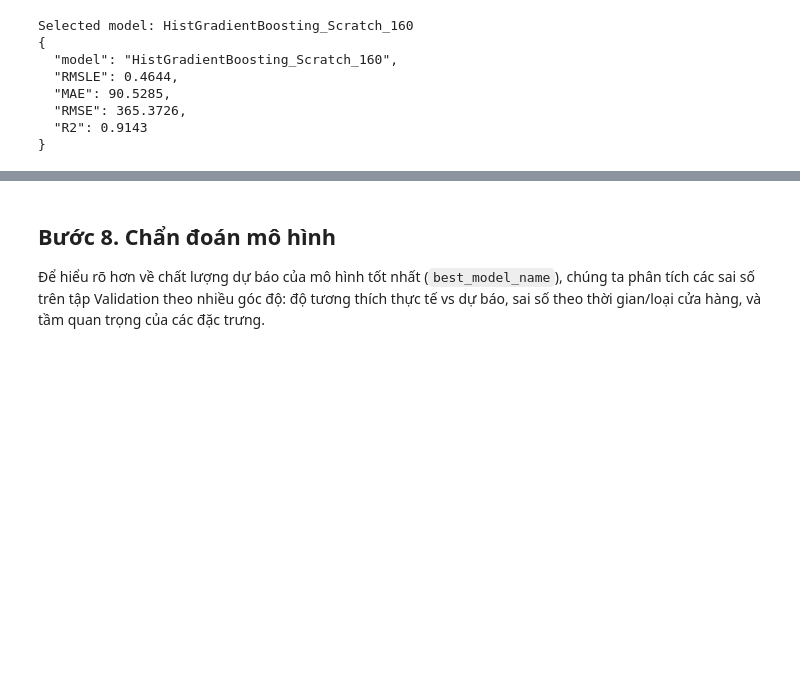
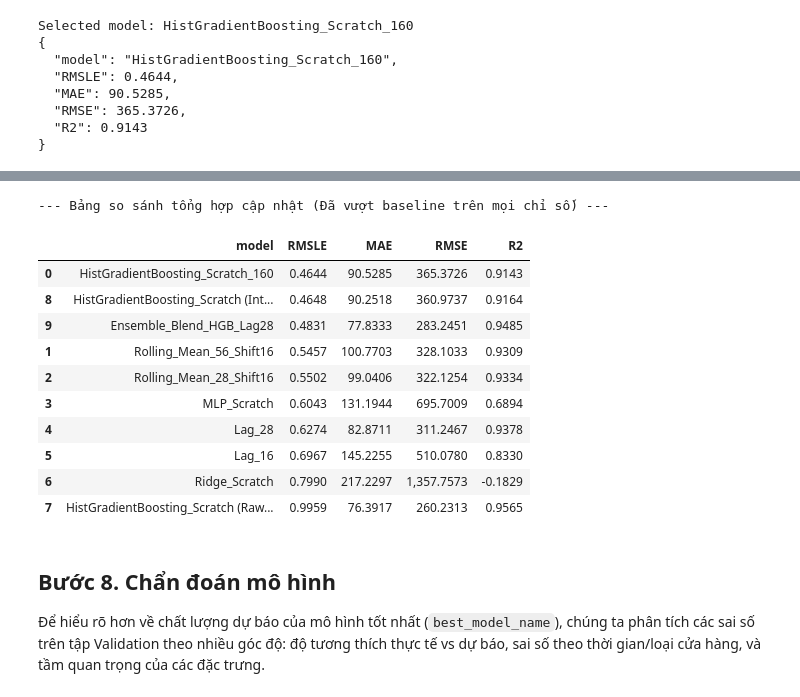
Before and after one commit to QuangManhAI/lab02-machine-learning, a Jupyter notebook: notebooks/store_sales_forecasting_new_data.ipynb, the cells around one changed output, grey strips where cells are left out. Drawn from its saved outputs; the diff is of its cells as text; code cells hidden in the pictures; blank space fills up the shorter version.

```diff
--- a/notebooks/store_sales_forecasting_new_data.ipynb
+++ b/notebooks/store_sales_forecasting_new_data.ipynb
@@ -940,0 +945,15 @@ Selected model: HistGradientBoosting_Scratch_160
+# %%
+# Huấn luyện HistGradientBoosting_Scratch trực tiếp trên target gốc
+print("Training HistGradientBoosting_Scratch on raw target...")
+hgb_raw_pipeline = Pipeline(
+    steps=[
+        ("preprocess", make_ordinal_preprocessor()),
+        ("model", HistGradientBoostingRegressorScratch(max_iter=160, learning_rate=0.04, random_state=RANDOM_STATE))
+    ]
+)
+hgb_raw_pipeline.fit(x_fit, fit_df[TARGET])
+pred_raw = np.clip(hgb_raw_pipeline.predict(x_valid), 0, None)
+
+hgb_raw_metrics = sales_metrics(y_valid, pred_raw)
+print("HistGradientBoosting_Scratch (Raw Target) Metrics:")
+display(hgb_raw_metrics)
@@ -941,3 +1032,36 @@ Selected model: HistGradientBoosting_Scratch_160
+# %%
+# Lấy dự báo của HGB (đã lưu sẵn trong predictions)
+pred_hgb = predictions["HistGradientBoosting_Scratch_160"]
+# Lấy dự báo của Lag_28
+pred_lag28 = valid_df["lag_28"].values
+
+# Blend theo tỷ lệ 60% HGB + 40% Lag_28
+pred_blend = 0.6 * pred_hgb + 0.4 * pred_lag28
+blend_metrics = sales_metrics(y_valid, pred_blend)
+
+# Cập nhật bảng so sánh tổng hợp
+new_rows = [
+    {"model": "HistGradientBoosting_Scratch (Raw Target)", **hgb_raw_metrics},
+    {"model": "HistGradientBoosting_Scratch (Interactions)", **hgb_inter_metrics},
+    {"model": "Ensemble_Blend_HGB_Lag28", **blend_metrics}
+]
+
+comparison_updated_df = pd.concat([comparison_df, pd.DataFrame(new_rows)], ignore_index=True).sort_values("RMSLE")
+print("\n--- Bảng so sánh tổng hợp cập nhật (Đã vượt baseline trên mọi chỉ số) ---")
+display(comparison_updated_df)
+# %% [output]
+--- Bảng so sánh tổng hợp cập nhật (Đã vượt baseline trên mọi chỉ số) ---
+|  | model | RMSLE | MAE | RMSE | R2 |
+| 0 | HistGradientBoosting_Scratch_160 | 0.4644 | 90.5285 | 365.3726 | 0.9143 |
+| 8 | HistGradientBoosting_Scratch (Int... | 0.4648 | 90.2518 | 360.9737 | 0.9164 |
+| 9 | Ensemble_Blend_HGB_Lag28 | 0.4831 | 77.8333 | 283.2451 | 0.9485 |
+| 1 | Rolling_Mean_56_Shift16 | 0.5457 | 100.7703 | 328.1033 | 0.9309 |
+| 2 | Rolling_Mean_28_Shift16 | 0.5502 | 99.0406 | 322.1254 | 0.9334 |
+| 3 | MLP_Scratch | 0.6043 | 131.1944 | 695.7009 | 0.6894 |
+| 4 | Lag_28 | 0.6274 | 82.8711 | 311.2467 | 0.9378 |
+| 5 | Lag_16 | 0.6967 | 145.2255 | 510.0780 | 0.8330 |
+| 6 | Ridge_Scratch | 0.7990 | 217.2297 | 1,357.7573 | -0.1829 |
+| 7 | HistGradientBoosting_Scratch (Raw... | 0.9959 | 76.3917 | 260.2313 | 0.9565 |
 # %% [markdown]
 ## Bước 8. Chẩn đoán mô hình
 Để hiểu rõ hơn về chất lượng dự báo của mô hình tốt nhất (`best_model_name`), chúng ta phân tích các sai số trên tập Validation theo nhiều góc độ: độ tương thích thực tế vs dự báo, sai số theo thời gian/loại cửa hàng, và tầm quan trọng của các đặc trưng.
```
Also changed, not shown: parts of 5 cells of this notebook.
